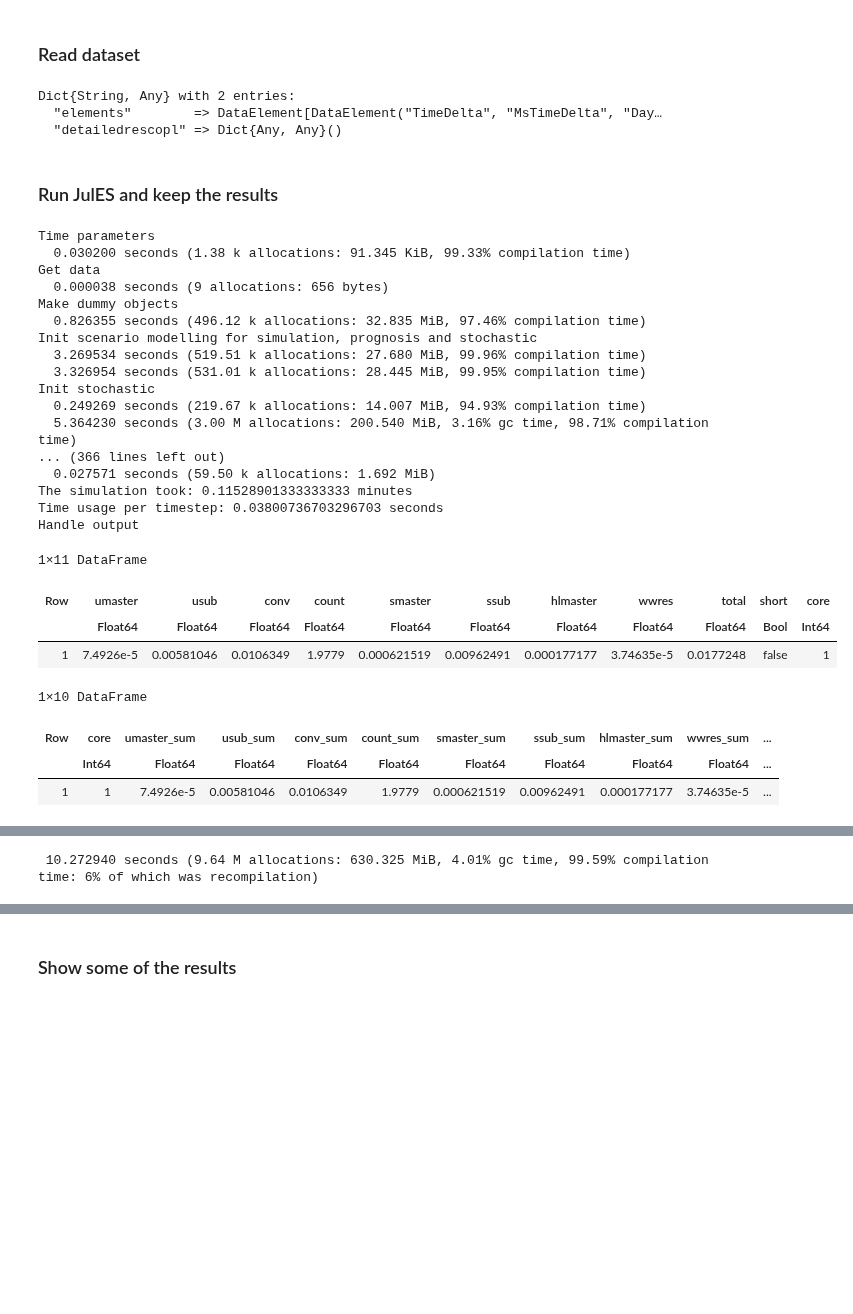
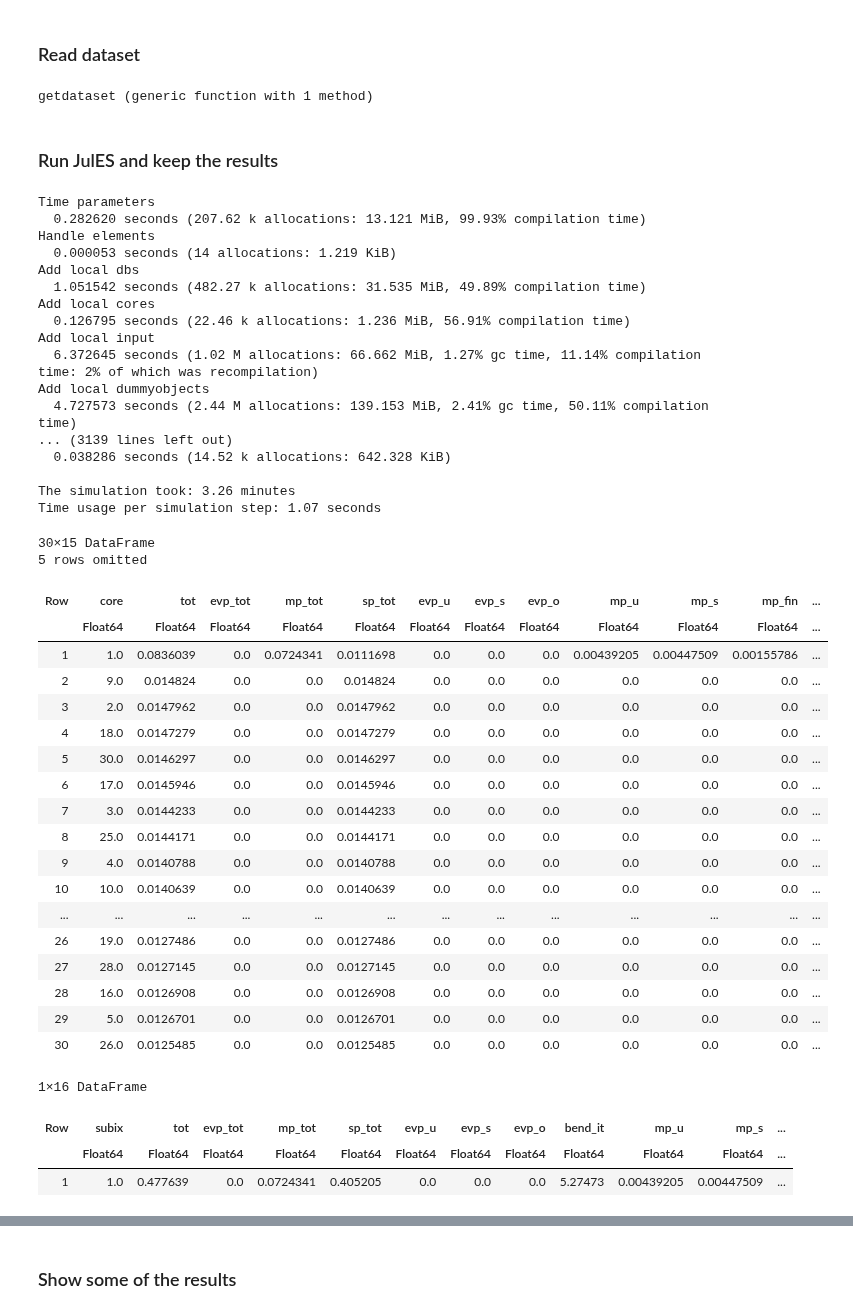
Before and after one commit to NVE/JulES, a Jupyter notebook: demos/Demo watercourse.ipynb, the cells around one changed output, grey strips where cells are left out. Cells and saved outputs as stored; diff of their text form; code cells hidden in the pictures; blank space fills up the shorter version.

```diff
--- a/demos/Demo watercourse.ipynb
+++ b/demos/Demo watercourse.ipynb
@@ -14,7 +13,7 @@ using DataFrames, Statistics, JSON, Distributed, Clustering, YAML, CSV, Plots, P
 # plotlyjs(); #uncomment for interactive plots
 # %%
 config = YAML.load_file(joinpath("data", "config_jules_vassdrag.yml"))
-scenarioyear = config["main"]["weatheryears"][1]
+weatheryear = config["main"]["weatheryears"][1]
 datayear = config["main"]["datayears"][1]
 # %% [output]
 2021
@@ -74,39 +73,54 @@ function getdataset(config, scenarioyear)
 
     return Dict("elements" => elements, "detailedrescopl" => Dict())
 end
-
-dataset = getdataset(config, scenarioyear)
 # %% [output]
-Dict{String, Any} with 2 entries:
-  "elements"        => DataElement[DataElement("TimeDelta", "MsTimeDelta", "Day…
-  "detailedrescopl" => Dict{Any, Any}()
+getdataset (generic function with 1 method)
 # %% [markdown]
 ### Run JulES and keep the results
 # %%
-data = JulES.run_serial(config, datayear, scenarioyear, dataset)
+dataset = getdataset(config, weatheryear)
+input = JulES.DefaultJulESInput(config, dataset, datayear, weatheryear)
+JulES.cleanup_jules(input)
+data = JulES.run_serial(input)
 # %% [output]
 Time parameters
-  0.030200 seconds (1.38 k allocations: 91.345 KiB, 99.33% compilation time)
-Get data
-  0.000038 seconds (9 allocations: 656 bytes)
-Make dummy objects
-  0.826355 seconds (496.12 k allocations: 32.835 MiB, 97.46% compilation time)
-Init scenario modelling for simulation, prognosis and stochastic
-  3.269534 seconds (519.51 k allocations: 27.680 MiB, 99.96% compilation time)
-  3.326954 seconds (531.01 k allocations: 28.445 MiB, 99.95% compilation time)
-Init stochastic
-  0.249269 seconds (219.67 k allocations: 14.007 MiB, 94.93% compilation time)
-  5.364230 seconds (3.00 M allocations: 200.540 MiB, 3.16% gc time, 98.71% compilation time)
-... (366 lines left out)
-  0.027571 seconds (59.50 k allocations: 1.692 MiB)
-The simulation took: 0.11528901333333333 minutes
-Time usage per timestep: 0.03800736703296703 seconds
-Handle output
+  0.282620 seconds (207.62 k allocations: 13.121 MiB, 99.93% compilation time)
+Handle elements
+  0.000053 seconds (14 allocations: 1.219 KiB)
+Add local dbs
+  1.051542 seconds (482.27 k allocations: 31.535 MiB, 49.89% compilation time)
+Add local cores
+  0.126795 seconds (22.46 k allocations: 1.236 MiB, 56.91% compilation time)
+Add local input
+  6.372645 seconds (1.02 M allocations: 66.662 MiB, 1.27% gc time, 11.14% compilation time: 2% of which was recompilation)
+Add local dummyobjects
+  4.727573 seconds (2.44 M allocations: 139.153 MiB, 2.41% gc time, 50.11% compilation time)
+... (3139 lines left out)
+  0.038286 seconds (14.52 k allocations: 642.328 KiB)
+
+The simulation took: 3.26 minutes
+Time usage per simulation step: 1.07 seconds
-1×11 DataFrame
+30×15 DataFrame
+5 rows omitted
-| Row | umaster | usub | conv | count | smaster | ssub | hlmaster | wwres | total | short | core |
-|  | Float64 | Float64 | Float64 | Float64 | Float64 | Float64 | Float64 | Float64 | Float64 | Bool | Int64 |
-| 1 | 7.4926e-5 | 0.00581046 | 0.0106349 | 1.9779 | 0.000621519 | 0.00962491 | 0.000177177 | 3.74635e-5 | 0.0177248 | false | 1 |
+| Row | core | tot | evp_tot | mp_tot | sp_tot | evp_u | evp_s | evp_o | mp_u | mp_s | mp_fin | ... |
+|  | Float64 | Float64 | Float64 | Float64 | Float64 | Float64 | Float64 | Float64 | Float64 | Float64 | Float64 | ... |
+| 1 | 1.0 | 0.0836039 | 0.0 | 0.0724341 | 0.0111698 | 0.0 | 0.0 | 0.0 | 0.00439205 | 0.00447509 | 0.00155786 | ... |
+| 2 | 9.0 | 0.014824 | 0.0 | 0.0 | 0.014824 | 0.0 | 0.0 | 0.0 | 0.0 | 0.0 | 0.0 | ... |
+| 3 | 2.0 | 0.0147962 | 0.0 | 0.0 | 0.0147962 | 0.0 | 0.0 | 0.0 | 0.0 | 0.0 | 0.0 | ... |
+| 4 | 18.0 | 0.0147279 | 0.0 | 0.0 | 0.0147279 | 0.0 | 0.0 | 0.0 | 0.0 | 0.0 | 0.0 | ... |
+| 5 | 30.0 | 0.0146297 | 0.0 | 0.0 | 0.0146297 | 0.0 | 0.0 | 0.0 | 0.0 | 0.0 | 0.0 | ... |
+| 6 | 17.0 | 0.0145946 | 0.0 | 0.0 | 0.0145946 | 0.0 | 0.0 | 0.0 | 0.0 | 0.0 | 0.0 | ... |
+| 7 | 3.0 | 0.0144233 | 0.0 | 0.0 | 0.0144233 | 0.0 | 0.0 | 0.0 | 0.0 | 0.0 | 0.0 | ... |
+| 8 | 25.0 | 0.0144171 | 0.0 | 0.0 | 0.0144171 | 0.0 | 0.0 | 0.0 | 0.0 | 0.0 | 0.0 | ... |
+| 9 | 4.0 | 0.0140788 | 0.0 | 0.0 | 0.0140788 | 0.0 | 0.0 | 0.0 | 0.0 | 0.0 | 0.0 | ... |
+| 10 | 10.0 | 0.0140639 | 0.0 | 0.0 | 0.0140639 | 0.0 | 0.0 | 0.0 | 0.0 | 0.0 | 0.0 | ... |
+| ... | ... | ... | ... | ... | ... | ... | ... | ... | ... | ... | ... | ... |
+| 26 | 19.0 | 0.0127486 | 0.0 | 0.0 | 0.0127486 | 0.0 | 0.0 | 0.0 | 0.0 | 0.0 | 0.0 | ... |
+| 27 | 28.0 | 0.0127145 | 0.0 | 0.0 | 0.0127145 | 0.0 | 0.0 | 0.0 | 0.0 | 0.0 | 0.0 | ... |
+| 28 | 16.0 | 0.0126908 | 0.0 | 0.0 | 0.0126908 | 0.0 | 0.0 | 0.0 | 0.0 | 0.0 | 0.0 | ... |
+| 29 | 5.0 | 0.0126701 | 0.0 | 0.0 | 0.0126701 | 0.0 | 0.0 | 0.0 | 0.0 | 0.0 | 0.0 | ... |
+| 30 | 26.0 | 0.0125485 | 0.0 | 0.0 | 0.0125485 | 0.0 | 0.0 | 0.0 | 0.0 | 0.0 | 0.0 | ... |
-1×10 DataFrame
+1×16 DataFrame
-| Row | core | umaster_sum | usub_sum | conv_sum | count_sum | smaster_sum | ssub_sum | hlmaster_sum | wwres_sum | ... |
-|  | Int64 | Float64 | Float64 | Float64 | Float64 | Float64 | Float64 | Float64 | Float64 | ... |
-| 1 | 1 | 7.4926e-5 | 0.00581046 | 0.0106349 | 1.9779 | 0.000621519 | 0.00962491 | 0.000177177 | 3.74635e-5 | ... |
+| Row | subix | tot | evp_tot | mp_tot | sp_tot | evp_u | evp_s | evp_o | bend_it | mp_u | mp_s | ... |
+|  | Float64 | Float64 | Float64 | Float64 | Float64 | Float64 | Float64 | Float64 | Float64 | Float64 | Float64 | ... |
+| 1 | 1.0 | 0.477639 | 0.0 | 0.0724341 | 0.405205 | 0.0 | 0.0 | 0.0 | 5.27473 | 0.00439205 | 0.00447509 | ... |
@@ -123 +143,0 @@ Handle output
- 10.272940 seconds (9.64 M allocations: 630.325 MiB, 4.01% gc time, 99.59% compilation time: 6% of which was recompilation)
```
Also changed, not shown: parts of 5 cells of this notebook, 2 other files.
